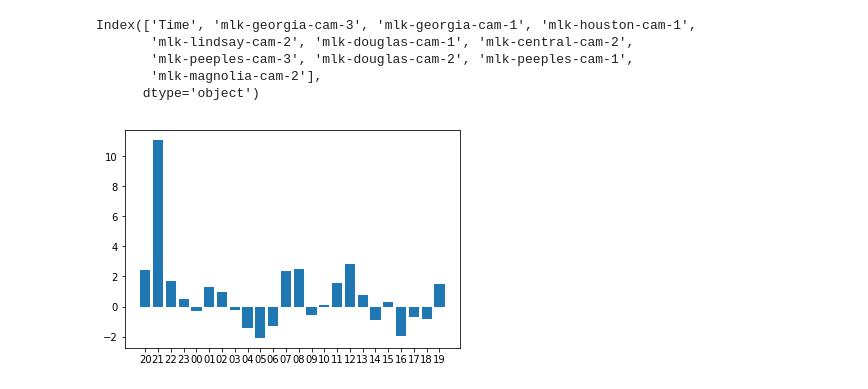
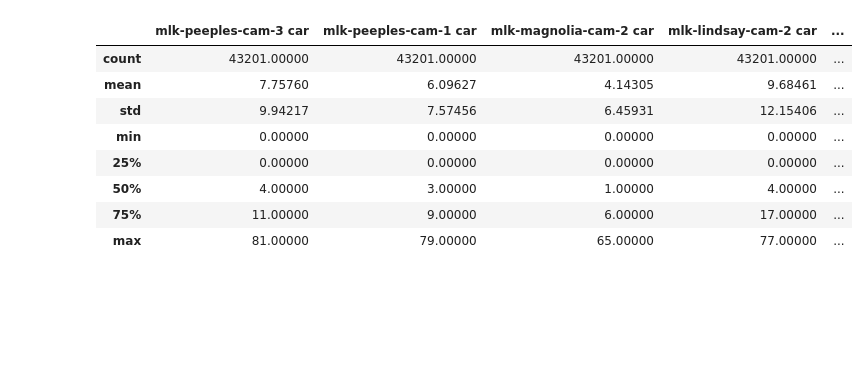
Before and after one commit to UTC-SCAL/Grafana-Data-Analysis, a Jupyter notebook: Correlation.ipynb, the cells around one changed output. Saved outputs shown, nothing was run; the diff lists cells and outputs as text; code cells hidden in the pictures; blank space fills up the shorter version.

```diff
--- a/Correlation.ipynb
+++ b/Correlation.ipynb
@@ -96,24 +125,12 @@ len(vehicles), len(traffic_data)
 # %%
-traffic_data.columns
+traffic_data.describe()
 # %% [output]
-Index(['Time', 'mlk-georgia-cam-3', 'mlk-georgia-cam-1', 'mlk-houston-cam-1',
-       'mlk-lindsay-cam-2', 'mlk-douglas-cam-1', 'mlk-central-cam-2',
-       'mlk-peeples-cam-3', 'mlk-douglas-cam-2', 'mlk-peeples-cam-1',
-       'mlk-magnolia-cam-2'],
-      dtype='object')
+|  | mlk-peeples-cam-3 car | mlk-peeples-cam-1 car | mlk-magnolia-cam-2 car | mlk-lindsay-cam-2 car | ... |
+| count | 43201.00000 | 43201.00000 | 43201.00000 | 43201.00000 | ... |
+| mean | 7.75760 | 6.09627 | 4.14305 | 9.68461 | ... |
+| std | 9.94217 | 7.57456 | 6.45931 | 12.15406 | ... |
+| min | 0.00000 | 0.00000 | 0.00000 | 0.00000 | ... |
+| 25% | 0.00000 | 0.00000 | 0.00000 | 0.00000 | ... |
+| 50% | 4.00000 | 3.00000 | 1.00000 | 4.00000 | ... |
+| 75% | 11.00000 | 9.00000 | 6.00000 | 17.00000 | ... |
+| max | 81.00000 | 79.00000 | 65.00000 | 77.00000 | ... |
-# %%
-def plot_histogram(times, y):
-    times_dict = dict()
-    for time, element in zip(times, y):
-        if time not in times_dict:
-            times_dict[time] = (0,0)
-        N =  times_dict[time][1]
-        times_dict[time] = ((times_dict[time][0]*N)/(N+1) + element, N+1)
-    bins = times_dict.keys()
-    values = [times_dict[item][0] for item in bins]
-    plt.bar(list(bins), values, align='center')
-
-corr = correlation_series(pollution_data["mlk-peeples"], traffic_data['mlk-peeples-cam-3'])
-plot_histogram(traffic_data['Time'], corr)
-# %% [output]
-[figure, removed]
```
Also changed, not shown: parts of 24 cells of this notebook, 33 other files.
